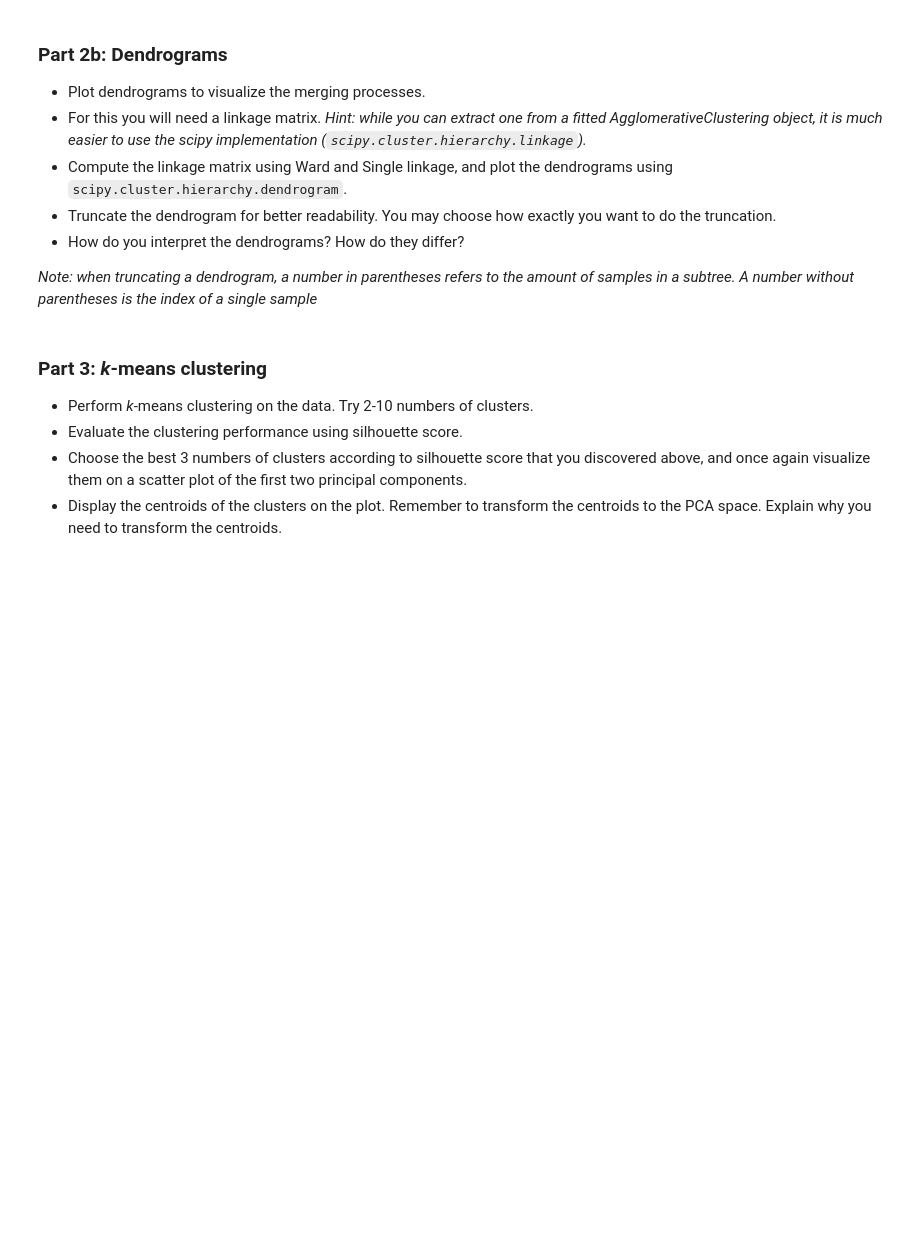
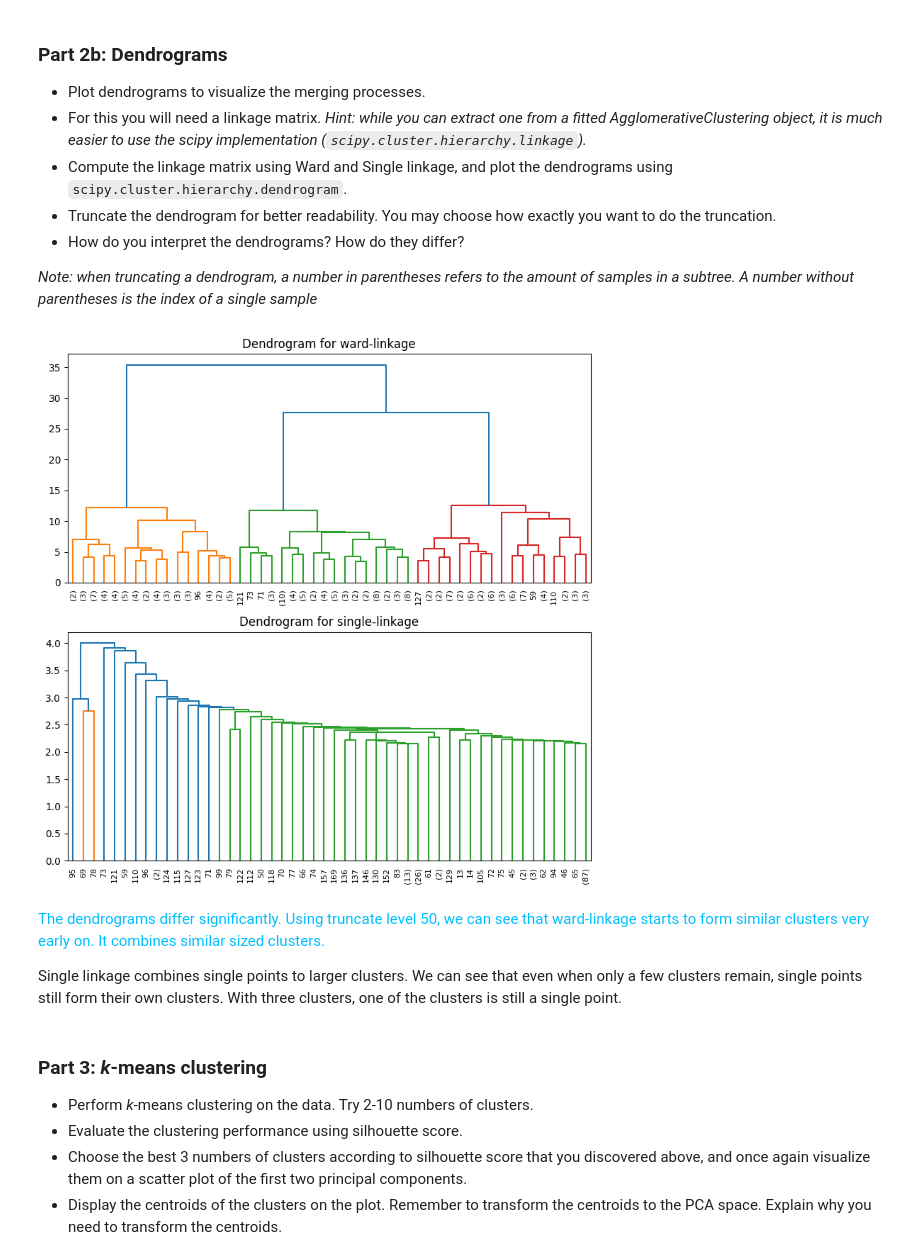
Before and after one commit to konstanyman/DAKD-E3, a Jupyter notebook: Konsta_Nyman_DAKD_2023_exercise_3.ipynb, the cells around one changed output. Saved outputs shown, nothing was run; the diff lists cells and outputs as text; code cells hidden in the pictures; blank space fills up the shorter version.

```diff
--- a/Konsta_Nyman_DAKD_2023_exercise_3.ipynb
+++ b/Konsta_Nyman_DAKD_2023_exercise_3.ipynb
@@ -195,6 +222,27 @@ sorted_combs = sorted(combs, key=lambda x: x[2], reverse=True)
  - How do you interpret the dendrograms? How do they differ?
 
 *Note: when truncating a dendrogram, a number in parentheses refers to the amount of samples in a subtree. A number without parentheses is the index of a single sample*
+# %%
+# figure
+fig, axes = plt.subplots(2, figsize=(8,8))
+
+# dendogram for ward linkage
+link_data = linkage(df_wine_pca, method='ward')
+dendrogram(link_data, truncate_mode='lastp', p=50, ax=axes[0])
+axes[0].set_title("Dendrogram for ward-linkage")
+
+# dendogram for ward linkage
+link_data = linkage(df_wine_pca, method='single')
+dendrogram(link_data, truncate_mode='lastp', p=50, ax=axes[1])
+axes[1].set_title("Dendrogram for single-linkage")
+
+plt.tight_layout()
+# %% [output]
+[figure, added]
+# %% [markdown]
+<font color = deepskyblue>The dendrograms differ significantly. Using truncate level 50, we can see that ward-linkage starts to form similar clusters very early on. It combines similar sized clusters.
+
+Single linkage combines single points to larger clusters. We can see that even when only a few clusters remain, single points still form their own clusters. With three clusters, one of the clusters is still a single point.</font>
 # %% [markdown]
 ### Part 3: _k_-means clustering
 
```
Also changed, not shown: parts of 8 cells of this notebook.
